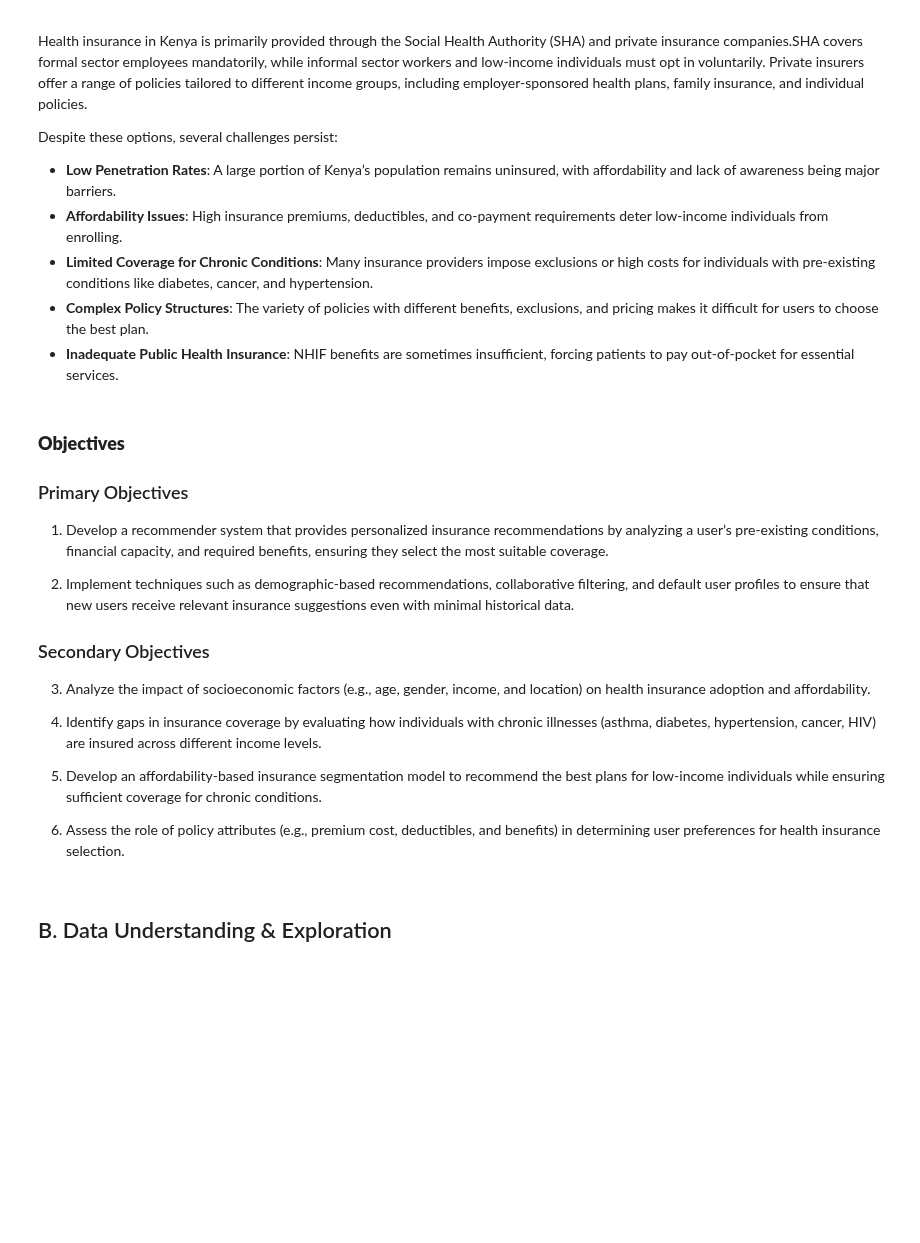
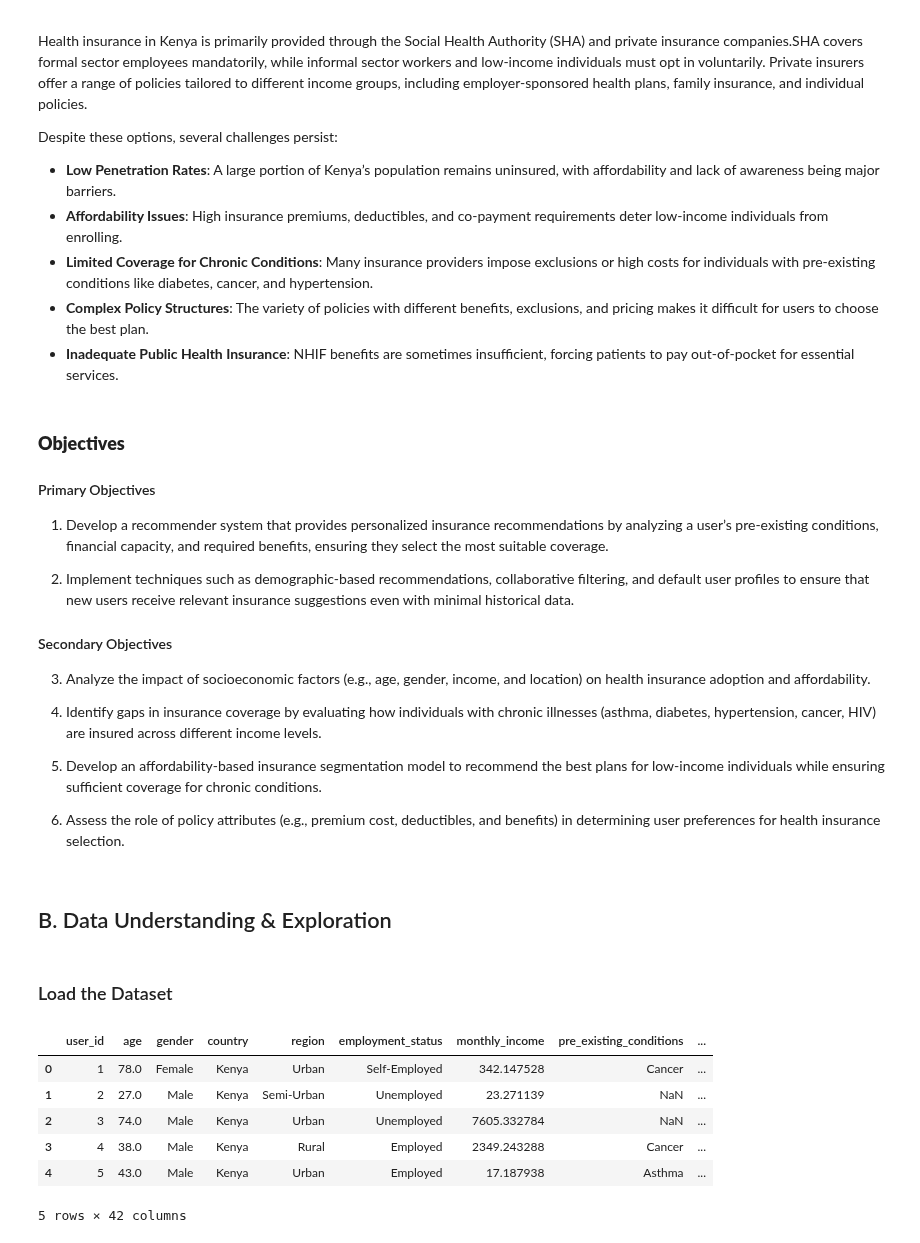
Before and after one commit to ruth-kitasi/Health-Insurance-Recommender-System, a Jupyter notebook: Notebooks/Mbego.ipynb, the cells around one changed output. Drawn from its saved outputs; the diff is of its cells as text; code cells hidden in the pictures; blank space fills up the shorter version.

```diff
--- a/Notebooks/Mbego.ipynb
+++ b/Notebooks/Mbego.ipynb
@@ -28,13 +28,13 @@ Despite these options, several challenges persist:
 
 
 
-### Primary Objectives
+#### Primary Objectives
 
 1. Develop a recommender system that provides personalized insurance recommendations by analyzing a user’s pre-existing conditions, financial capacity, and required benefits, ensuring they select the most suitable coverage.
 
 2. Implement techniques such as demographic-based recommendations, collaborative filtering, and default user profiles to ensure that new users receive relevant insurance suggestions even with minimal historical data.
 
-### Secondary Objectives
+#### Secondary Objectives
 
 3. Analyze the impact of socioeconomic factors (e.g., age, gender, income, and location) on health insurance adoption and affordability.
 
@@ -45,3 +45,17 @@ Despite these options, several challenges persist:
 6. Assess the role of policy attributes (e.g., premium cost, deductibles, and benefits) in determining user preferences for health insurance selection.
 # %% [markdown]
 ## B. Data Understanding & Exploration
+# %% [markdown]
+### Load the Dataset
+# %%
+import pandas as pd
+df = pd.read_csv(r"N:\Moringa\afterM\Health Insurance\Health-Insurance-Recommender-System\health_insurance_recommender.csv")
+df.head()
+# %% [output]
+|  | user_id | age | gender | country | region | employment_status | monthly_income | pre_existing_conditions | ... |
+| 0 | 1 | 78.0 | Female | Kenya | Urban | Self-Employed | 342.147528 | Cancer | ... |
+| 1 | 2 | 27.0 | Male | Kenya | Semi-Urban | Unemployed | 23.271139 | NaN | ... |
+| 2 | 3 | 74.0 | Male | Kenya | Urban | Unemployed | 7605.332784 | NaN | ... |
+| 3 | 4 | 38.0 | Male | Kenya | Rural | Employed | 2349.243288 | Cancer | ... |
+| 4 | 5 | 43.0 | Male | Kenya | Urban | Employed | 17.187938 | Asthma | ... |
+5 rows × 42 columns
```
Also changed, not shown: parts of 10 cells of this notebook.
